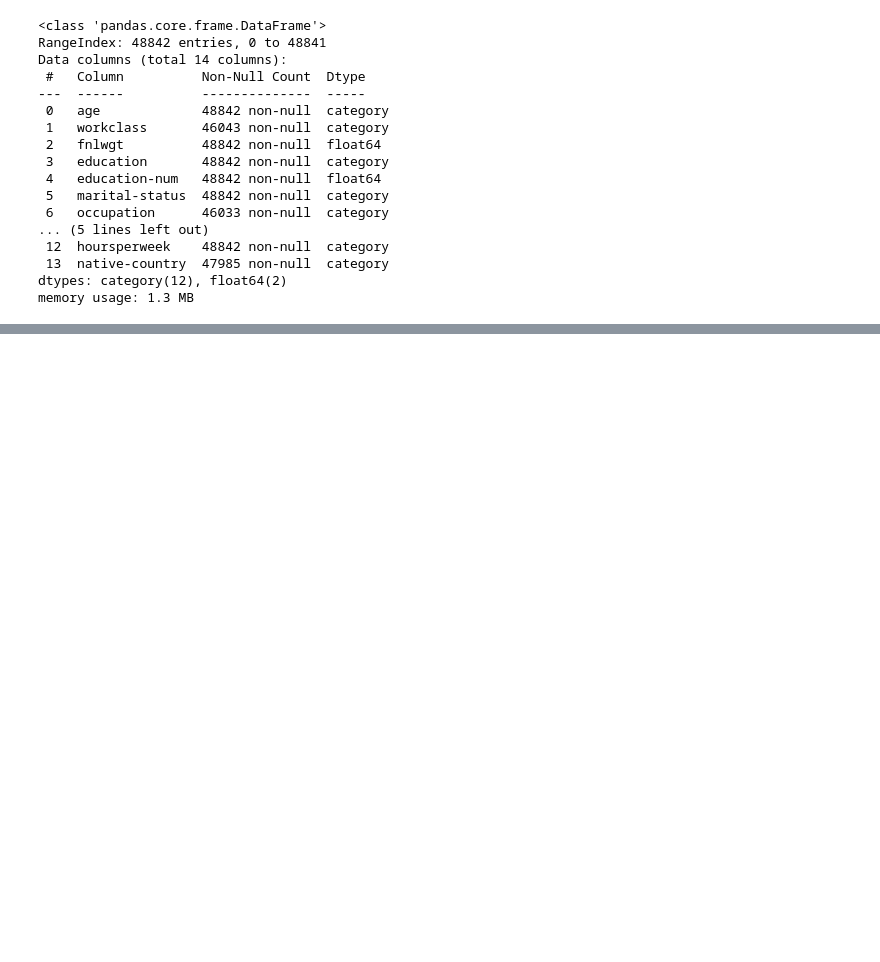
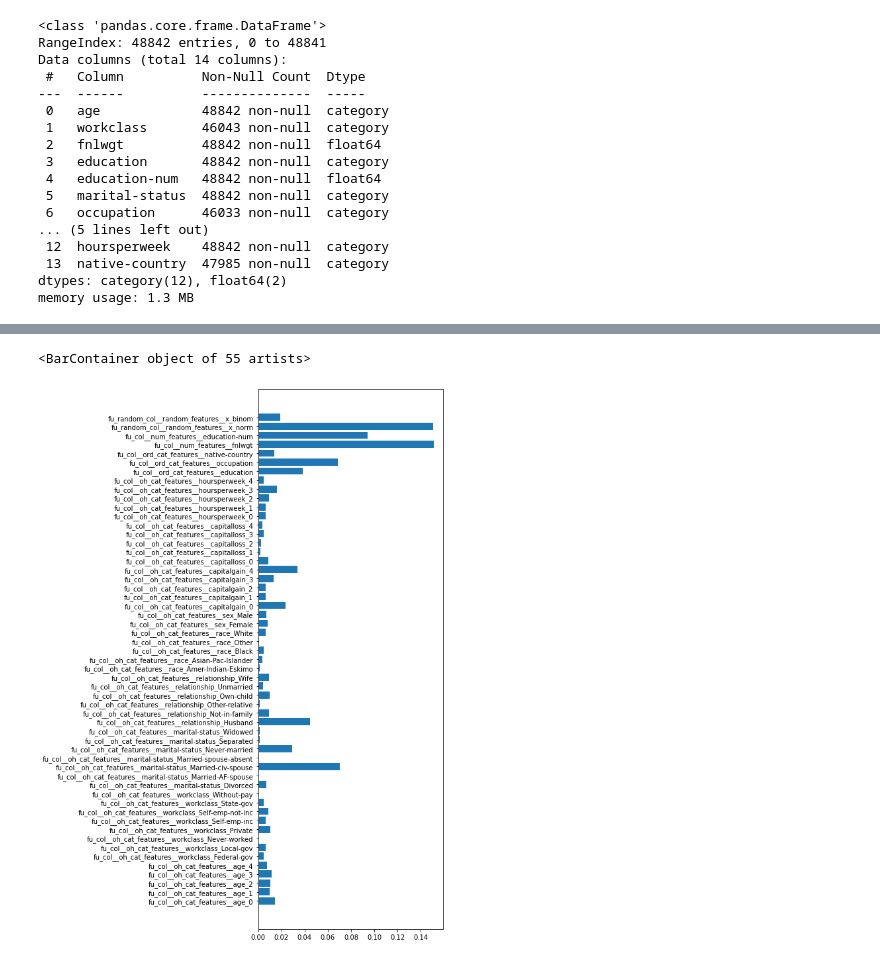
Before and after one commit to vitostamatti/sklearn-importance-feature-selection, a Jupyter notebook: notebooks/example.ipynb, the cells around one changed output, grey strips where cells are left out. Saved outputs shown, nothing was run; the diff lists cells and outputs as text; code cells hidden in the pictures; blank space fills up the shorter version.

```diff
--- a/notebooks/example.ipynb
+++ b/notebooks/example.ipynb
@@ -96,14 +102,14 @@ X_full = pd.concat([
 ],axis=1)
 # %%
 col_transformer = ColumnTransformer([
-    ('oh_cat_features',OneHotEncoder(sparse=False), oh_cat_features),
-    ('ord_cat_features',OrdinalEncoder(), ord_cat_features),
-    ('num_features', 'passthrough', num_features),
+    ('oh_cat_features',make_pipeline(SimpleImputer(strategy='most_frequent'),OneHotEncoder(sparse=False)), oh_cat_features),
+    ('ord_cat_features',make_pipeline(SimpleImputer(strategy='most_frequent'),OrdinalEncoder()), ord_cat_features),
+    ('num_features', make_pipeline(SimpleImputer(strategy='median'), StandardScaler()), num_features),
 ])
 
-shuffle_col_transformer = ColumnTransformer([
-    ('shuffled_features', FunctionTransformer(func=shuffle, feature_names_out ='one-to-one'), shuffled_features),
-])
+# shuffle_col_transformer = ColumnTransformer([
+#     ('shuffled_features', FunctionTransformer(func=shuffle, feature_names_out ='one-to-one'), shuffled_features),
+# ])
 
 random_col_transformer = ColumnTransformer([
     ('random_features', 'passthrough', random_features)
@@ -115,10 +121,10 @@ fu = FeatureUnion([
         'fu_col',
         col_transformer
     ),
-    (
-        'fu_shuffled_col',
-        shuffle_col_transformer
-    ),
+    # (
+    #     'fu_shuffled_col',
+    #     shuffle_col_transformer
+    # ),
     (
         'fu_random_col',
         random_col_transformer
@@ -129,7 +135,6 @@ fu = FeatureUnion([
 
 X_full_enc = fu.fit_transform(X_full)
 
-feature_names = fu.get_feature_names_out()
+feature_names = list(fu.get_feature_names_out())
 # %%
-X_full_enc
-pd.DataFrame(X_full_enc, columns=feature_names)
+X_full_enc = pd.DataFrame(X_full_enc, columns=feature_names)
@@ -150,3 +141,6 @@ pd.DataFrame(X_full_enc, columns=feature_names)
+# %%
+random_feature_names = [f for f in feature_names if 'random' in f]
+random_feature_idx = [feature_names.index(f) for f in random_feature_names]
 # %%
 from sklearn.ensemble import RandomForestClassifier, RandomForestRegressor
 from sklearn.preprocessing import LabelEncoder
@@ -162,0 +157,17 @@ ValueError: could not convert string to float: 'Private'
+# %%
+random_features_ = [f for f in rf.feature_names_in_ if 'random' in f]
+
+rf.feature_names_in_[random_feature_idx]
+
+rf.feature_importances_[rf.feature_importances_ >= max(rf.feature_importances_[random_feature_idx])]
+rf.feature_names_in_[rf.feature_importances_ >= max(rf.feature_importances_[random_feature_idx])]
+
+plt.figure(figsize=(5,15))
+plt.barh(rf.feature_names_in_,rf.feature_importances_)
+# plt.barh(
+    # rf.feature_names_in_[rf.feature_importances_ > max(rf.feature_importances_[random_feature_idx])],
+    # rf.feature_importances_[rf.feature_importances_ > max(rf.feature_importances_[random_feature_idx])]
+# )
+# %% [output]
+<BarContainer object of 55 artists>
+[figure, added]
```
Also changed, not shown: parts of 5 cells of this notebook.
